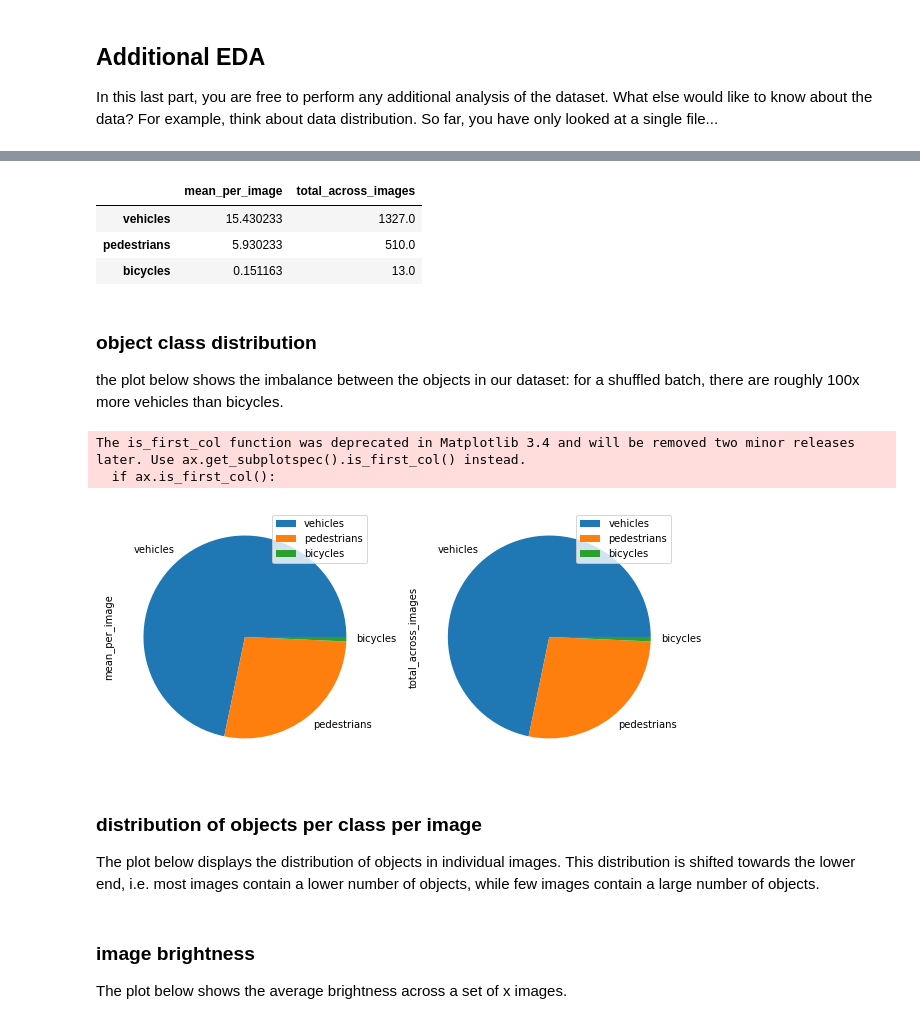
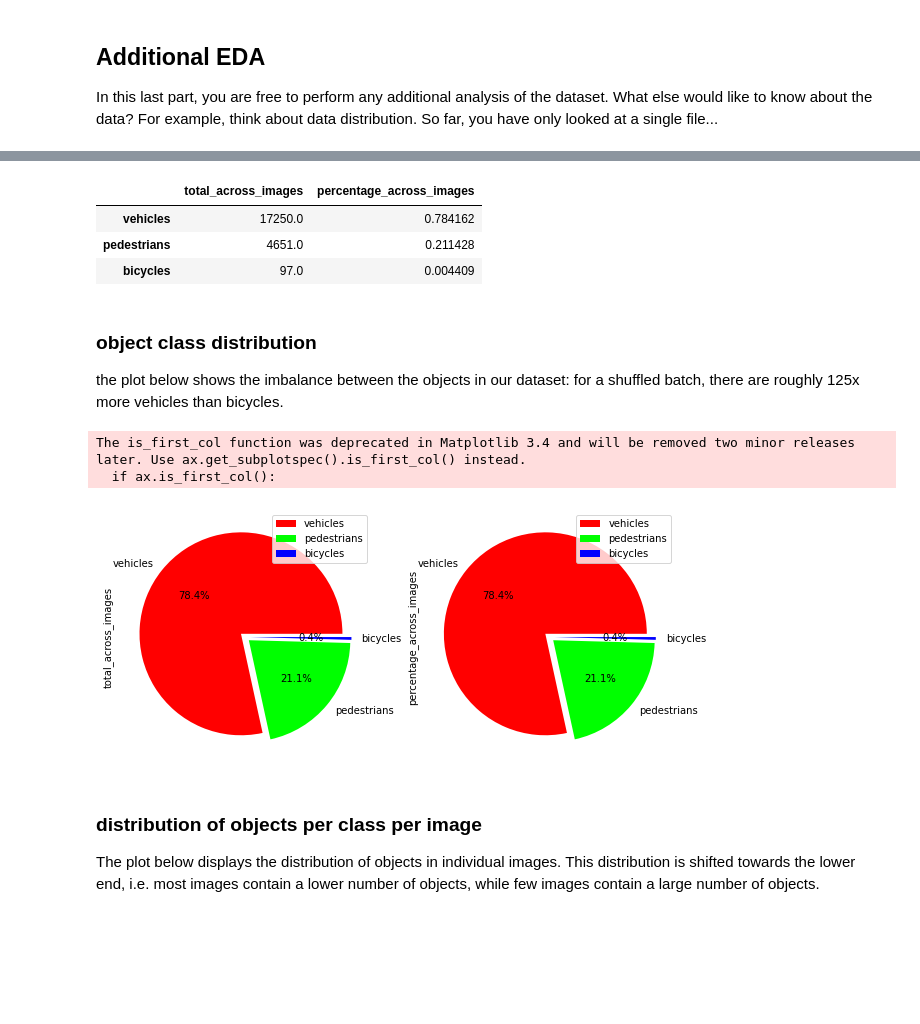
Before and after one commit to Andrea-Schulz/UdacitySDCE_Project1, a Jupyter notebook: Exploratory+Data+Analysis.ipynb, the cells around one changed output, grey strips where cells are left out. Saved outputs shown, nothing was run; the diff lists cells and outputs as text; code cells hidden in the pictures; blank space fills up the shorter version.

Commit message:
added images, updated writeup and Exploratory+Data+Analysis.ipynb

```diff
--- a/Exploratory+Data+Analysis.ipynb
+++ b/Exploratory+Data+Analysis.ipynb
@@ -241,7 +215,7 @@ df = df.fillna(0.0)
 # %%
 df2 = pd.DataFrame()
 # mean number of objects per type per image
-df2["mean_per_image"] = df[["vehicles", "pedestrians", "bicycles"]].mean()
+# df2["mean_per_image"] = df[["vehicles", "pedestrians", "bicycles"]].mean()
 # total number of objects per type across all given images
 df2["total_across_images"] = df[["vehicles", "pedestrians", "bicycles"]].sum()
 # percentage of objects per type across all given images
@@ -249,23 +223,23 @@ df2["percentage_across_images"] = df2["total_across_images"] / df2["total_across
 
 df2
 # %% [output]
-|  | mean_per_image | total_across_images |
-| vehicles | 15.430233 | 1327.0 |
-| pedestrians | 5.930233 | 510.0 |
-| bicycles | 0.151163 | 13.0 |
+|  | total_across_images | percentage_across_images |
+| vehicles | 17250.0 | 0.784162 |
+| pedestrians | 4651.0 | 0.211428 |
+| bicycles | 97.0 | 0.004409 |
 # %% [markdown]
 ### object class distribution
-the plot below shows the imbalance between the objects in our dataset: for a shuffled batch, there are roughly 100x more vehicles than bicycles.
+the plot below shows the imbalance between the objects in our dataset: for a shuffled batch, there are roughly 125x more vehicles than bicycles.
 # %%
-pieplot = df2.plot.pie(subplots=True, figsize=(10,5))
+pieplot = df2["total_across_images"].plot.pie(subplots=True, figsize=(10,5), autopct='%0.1f%%', colors = ['#FF0000', '#00FF00', '#0000FF'], explode=(0.05, 0.05, 0.05))
 
 # save figure
 fig = pieplot[0].get_figure()
 fig.savefig('results/data_exploratory_analysis_piechart.png')
 # %% [output]
 The is_first_col function was deprecated in Matplotlib 3.4 and will be removed two minor releases later. Use ax.get_subplotspec().is_first_col() instead.
   if ax.is_first_col():
-[figure, old version]
+[figure, new version]
 # %% [markdown]
 ### distribution of objects per class per image
 The plot below displays the distribution of objects in individual images. This distribution is shifted towards the lower end, i.e. most images contain a lower number of objects, while few images contain a large number of objects.
@@ -278,3 +245,0 @@ fig.savefig('results/data_exploratory_analysis_box.png')
-# %% [markdown]
-### image brightness
-The plot below shows the average brightness across a set of x images.
```
Also changed, not shown: parts of 8 cells of this notebook, 7 other files.
